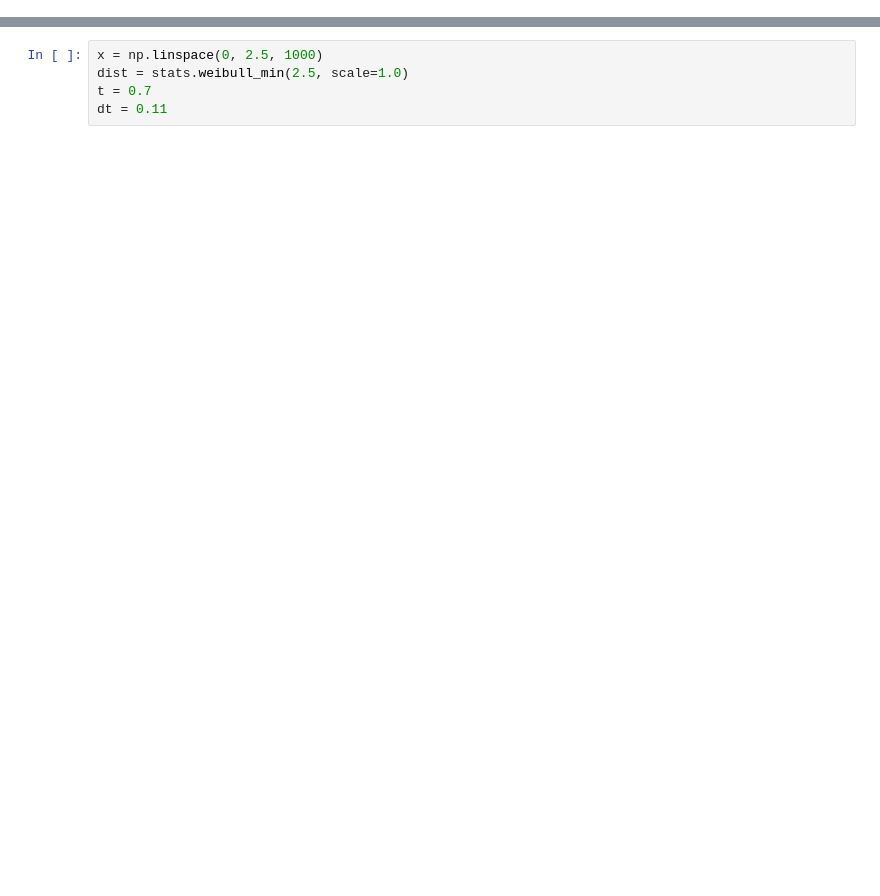
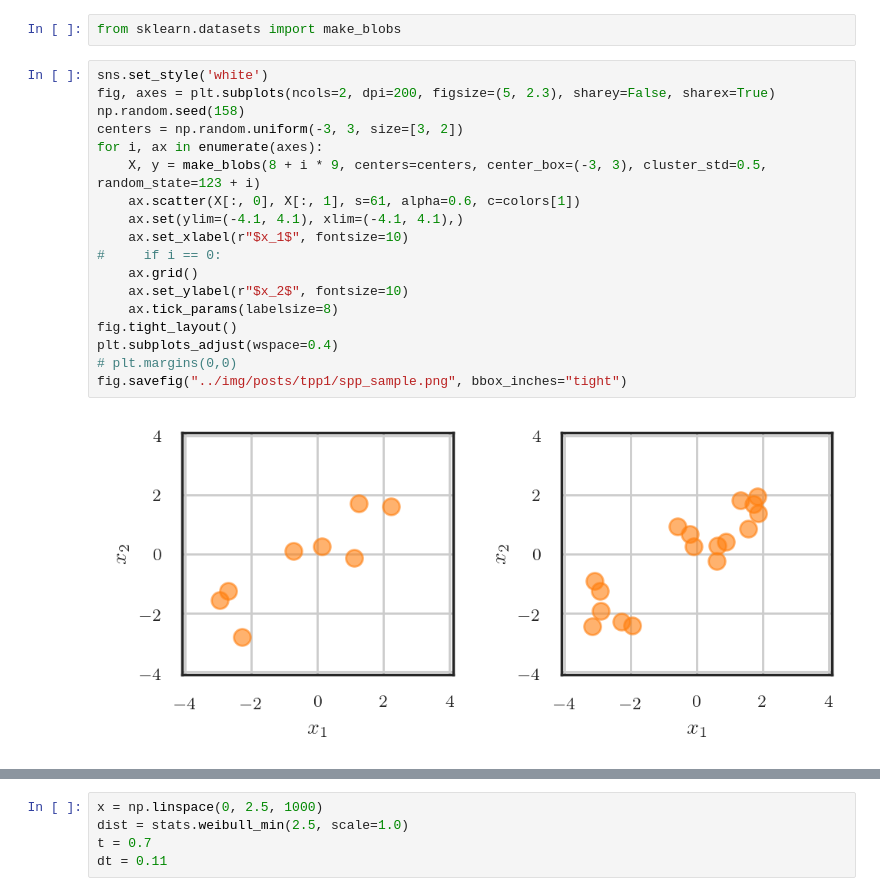
Before and after one commit to shchur/shchur.github.io, a Jupyter notebook: _notebooks/tpp1.ipynb, the cells around one changed output, grey strips where cells are left out. Saved outputs shown, nothing was run; the diff lists cells and outputs as text; blank space fills up the shorter version.

```diff
--- a/_notebooks/tpp1.ipynb
+++ b/_notebooks/tpp1.ipynb
@@ -14,0 +47,22 @@ colors =  plt.rcParams['axes.prop_cycle'].by_key()['color']
+# %%
+from sklearn.datasets import make_blobs
+# %%
+sns.set_style('white')
+fig, axes = plt.subplots(ncols=2, dpi=200, figsize=(5, 2.3), sharey=False, sharex=True)
+np.random.seed(158)
+centers = np.random.uniform(-3, 3, size=[3, 2])
+for i, ax in enumerate(axes):
+    X, y = make_blobs(8 + i * 9, centers=centers, center_box=(-3, 3), cluster_std=0.5, random_state=123 + i)
+    ax.scatter(X[:, 0], X[:, 1], s=61, alpha=0.6, c=colors[1])
+    ax.set(ylim=(-4.1, 4.1), xlim=(-4.1, 4.1),)
+    ax.set_xlabel(r"$x_1$", fontsize=10)
+#     if i == 0:
+    ax.grid()
+    ax.set_ylabel(r"$x_2$", fontsize=10)
+    ax.tick_params(labelsize=8)
+fig.tight_layout()
+plt.subplots_adjust(wspace=0.4)
+# plt.margins(0,0)
+fig.savefig("../img/posts/tpp1/spp_sample.png", bbox_inches="tight")
+# %% [output]
+[figure, added]
```
Also changed, not shown: parts of 10 cells of this notebook, 5 other files.
